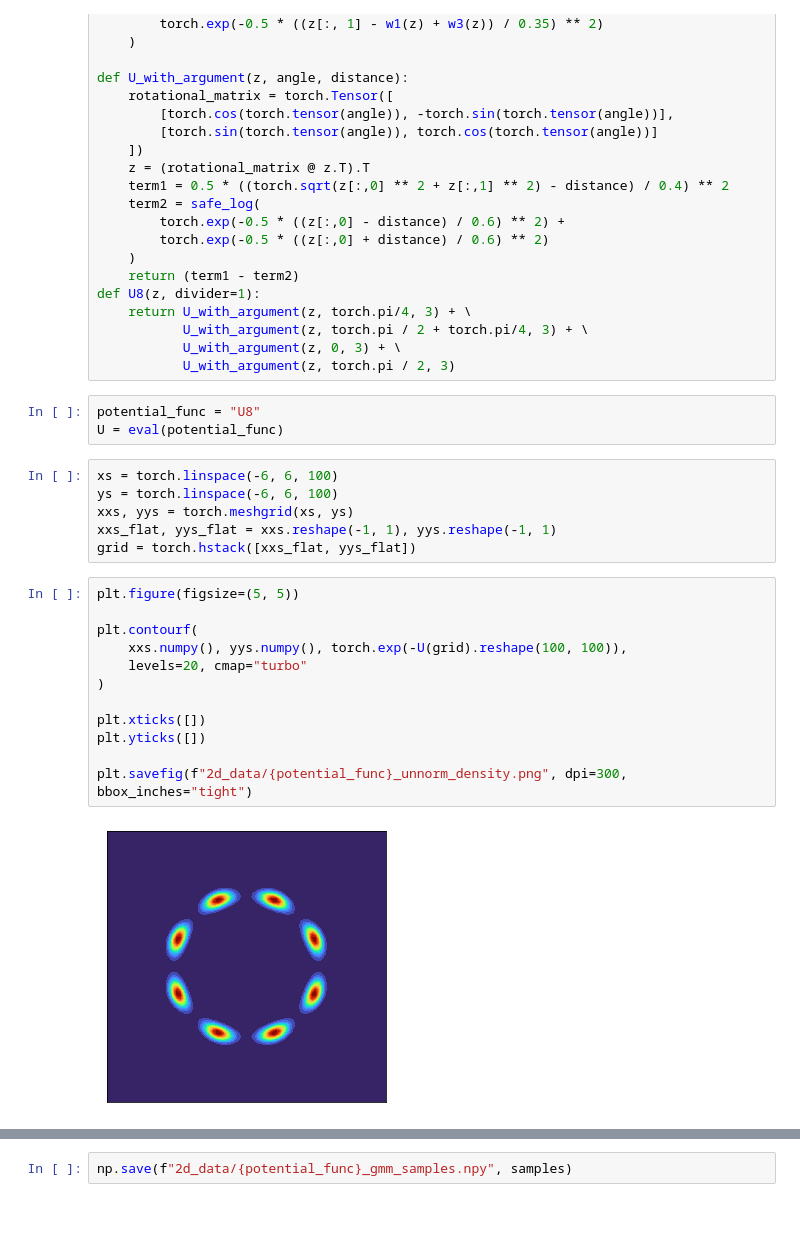
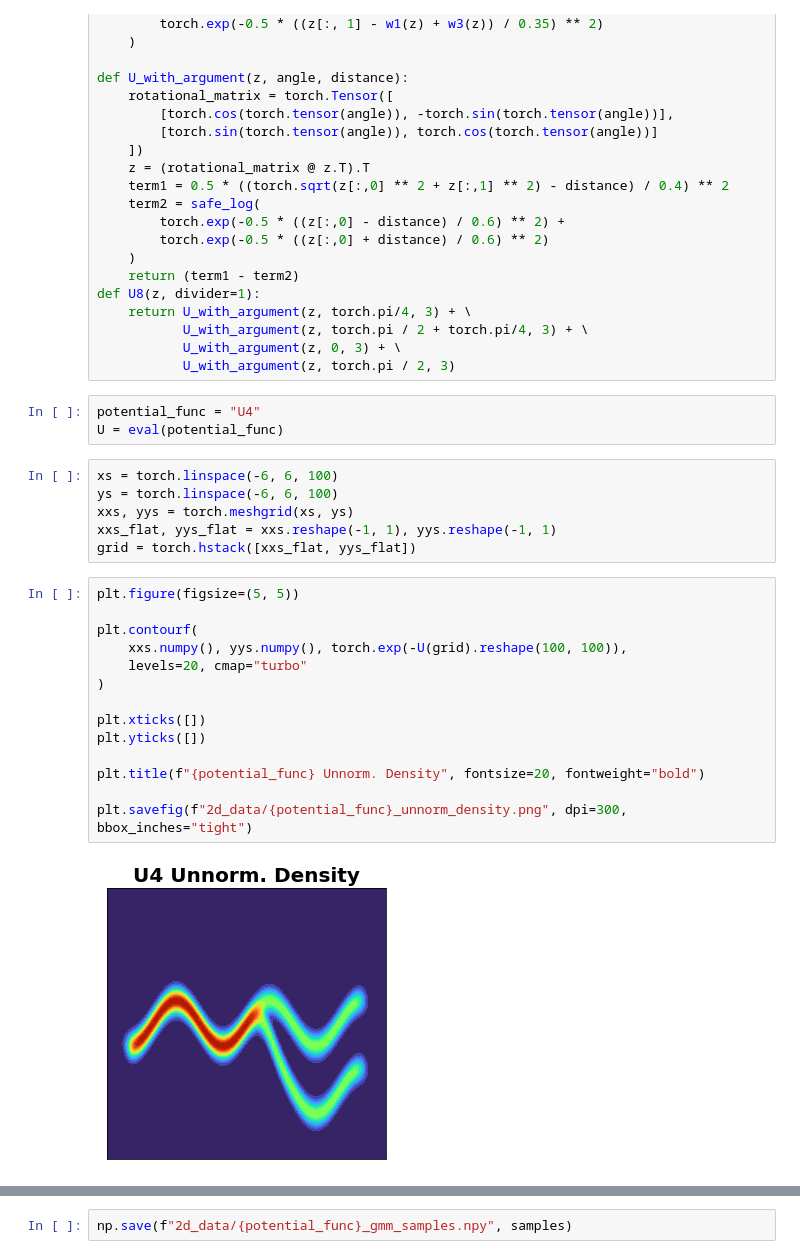
Before and after one commit to zhihanyang2022/maf-pytorch, a Jupyter notebook: maf/generate_2d_data.ipynb, the cells around one changed output, grey strips where cells are left out. Saved outputs shown, nothing was run; the diff lists cells and outputs as text; blank space fills up the shorter version.

```diff
--- a/maf/generate_2d_data.ipynb
+++ b/maf/generate_2d_data.ipynb
@@ -159,27 +159,29 @@ def U8(z, divider=1):
            U_with_argument(z, torch.pi / 2 + torch.pi/4, 3) + \
            U_with_argument(z, 0, 3) + \
            U_with_argument(z, torch.pi / 2, 3)
-# %%
-potential_func = "U8"
-U = eval(potential_func)
-# %%
-xs = torch.linspace(-6, 6, 100)
-ys = torch.linspace(-6, 6, 100)
-xxs, yys = torch.meshgrid(xs, ys)
-xxs_flat, yys_flat = xxs.reshape(-1, 1), yys.reshape(-1, 1)
-grid = torch.hstack([xxs_flat, yys_flat])
-# %%
-plt.figure(figsize=(5, 5))
-
-plt.contourf(
-    xxs.numpy(), yys.numpy(), torch.exp(-U(grid).reshape(100, 100)),
-    levels=20, cmap="turbo"
-)
-
-plt.xticks([])
-plt.yticks([])
-
-plt.savefig(f"2d_data/{potential_func}_unnorm_density.png", dpi=300, bbox_inches="tight")
-# %% [output]
-[figure, removed]
+# %%
+potential_func = "U4"
+U = eval(potential_func)
+# %%
+xs = torch.linspace(-6, 6, 100)
+ys = torch.linspace(-6, 6, 100)
+xxs, yys = torch.meshgrid(xs, ys)
+xxs_flat, yys_flat = xxs.reshape(-1, 1), yys.reshape(-1, 1)
+grid = torch.hstack([xxs_flat, yys_flat])
+# %%
+plt.figure(figsize=(5, 5))
+
+plt.contourf(
+    xxs.numpy(), yys.numpy(), torch.exp(-U(grid).reshape(100, 100)),
+    levels=20, cmap="turbo"
+)
+
+plt.xticks([])
+plt.yticks([])
+
+plt.title(f"{potential_func} Unnorm. Density", fontsize=20, fontweight="bold")
+
+plt.savefig(f"2d_data/{potential_func}_unnorm_density.png", dpi=300, bbox_inches="tight")
+# %% [output]
+[figure, added]
 # %%
```
Also changed, not shown: parts of 9 cells of this notebook, 41 other files.
